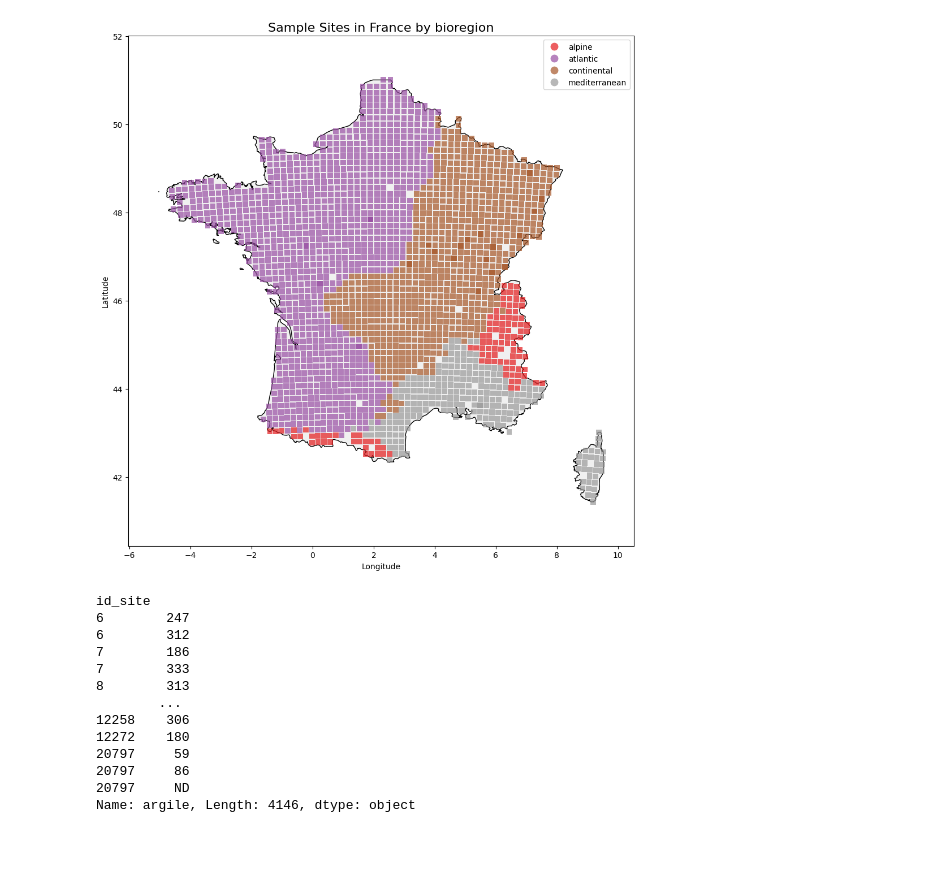
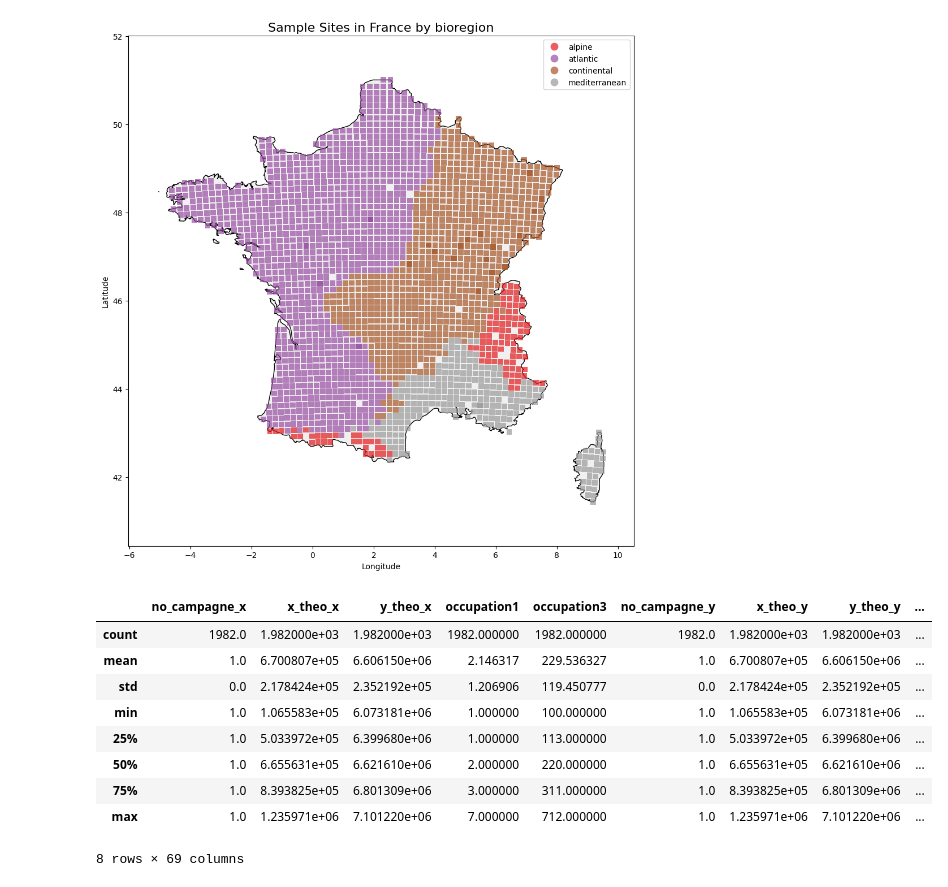
Before and after one commit to Phurga/rmqs_exploration, a Jupyter notebook: code/tests.ipynb, the cells around one changed output. Cells and saved outputs as stored; diff of their text form; code cells hidden in the pictures; blank space fills up the shorter version.

```diff
--- a/code/tests.ipynb
+++ b/code/tests.ipynb
@@ -48,19 +48,16 @@ Saved figure to: c:\Users\aburg\Documents\calculations\rmqs_exploration\results\
 [figure]
 # %%
 from utilities import load_data
-otu_counts, metadata_df = load_data()
-metadata_df["argile"].astype(int, errors='ignore')
+metadata_df = load_data()
+metadata_df.describe()
 # %% [output]
+|  | no_campagne_x | x_theo_x | y_theo_x | occupation1 | occupation3 | no_campagne_y | x_theo_y | y_theo_y | ... |
+| count | 1982.0 | 1.982000e+03 | 1.982000e+03 | 1982.000000 | 1982.000000 | 1982.0 | 1.982000e+03 | 1.982000e+03 | ... |
+| mean | 1.0 | 6.700807e+05 | 6.606150e+06 | 2.146317 | 229.536327 | 1.0 | 6.700807e+05 | 6.606150e+06 | ... |
+| std | 0.0 | 2.178424e+05 | 2.352192e+05 | 1.206906 | 119.450777 | 0.0 | 2.178424e+05 | 2.352192e+05 | ... |
+| min | 1.0 | 1.065583e+05 | 6.073181e+06 | 1.000000 | 100.000000 | 1.0 | 1.065583e+05 | 6.073181e+06 | ... |
+| 25% | 1.0 | 5.033972e+05 | 6.399680e+06 | 1.000000 | 113.000000 | 1.0 | 5.033972e+05 | 6.399680e+06 | ... |
+| 50% | 1.0 | 6.655631e+05 | 6.621610e+06 | 2.000000 | 220.000000 | 1.0 | 6.655631e+05 | 6.621610e+06 | ... |
+| 75% | 1.0 | 8.393825e+05 | 6.801309e+06 | 3.000000 | 311.000000 | 1.0 | 8.393825e+05 | 6.801309e+06 | ... |
+| max | 1.0 | 1.235971e+06 | 7.101220e+06 | 7.000000 | 712.000000 | 1.0 | 1.235971e+06 | 7.101220e+06 | ... |
-id_site
-6        247
-6        312
-7        186
-7        333
-8        313
-        ...
-12258    306
-12272    180
-20797     59
-20797     86
-20797     ND
-Name: argile, Length: 4146, dtype: object
+8 rows × 69 columns
```
Also changed, not shown: parts of 5 cells of this notebook, 9 other files.
